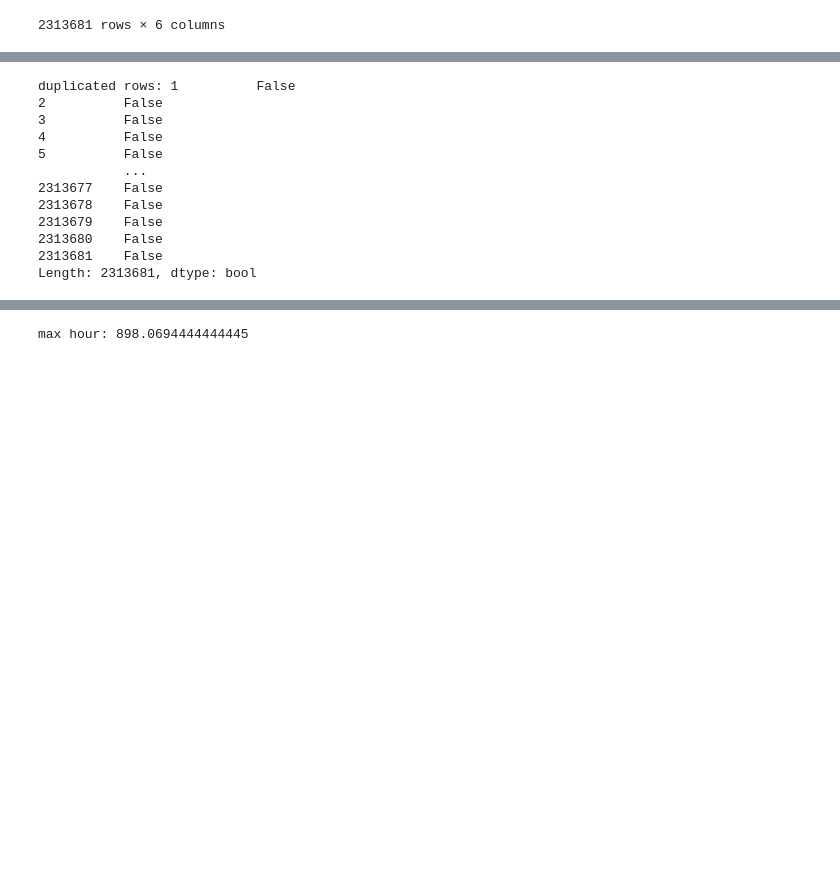
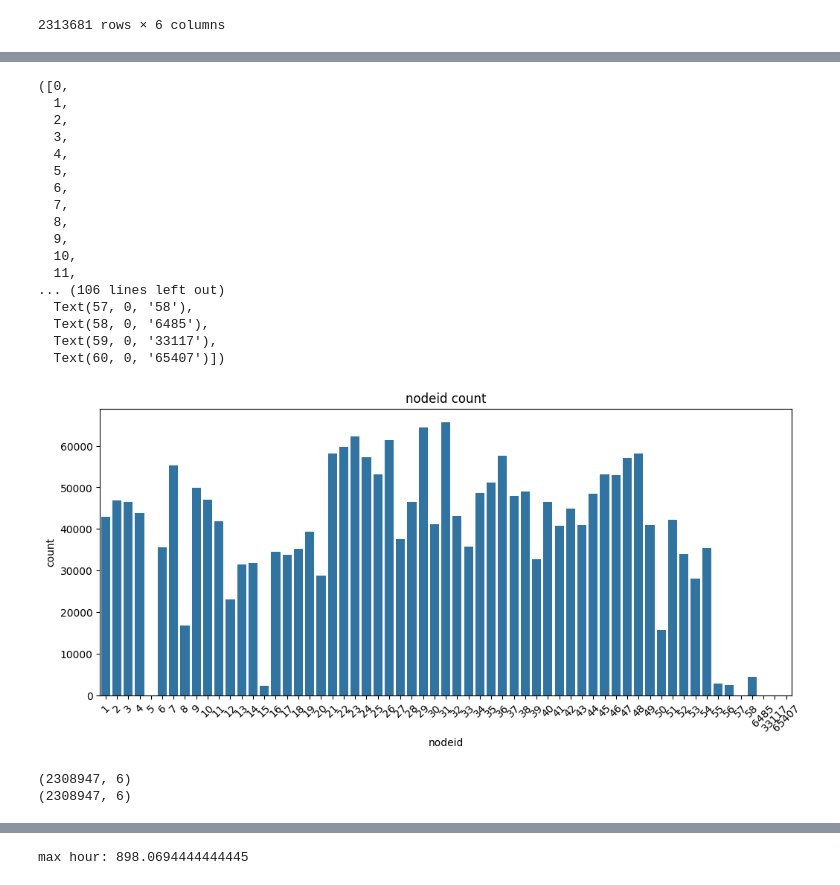
Before and after one commit to siji2022/CS6604_LoG_project, a Jupyter notebook: eda.ipynb, the cells around one changed output, grey strips where cells are left out. Cells and saved outputs as stored; diff of their text form; code cells hidden in the pictures; blank space fills up the shorter version.

```diff
--- a/eda.ipynb
+++ b/eda.ipynb
@@ -52,0 +94,5 @@ data[duplicated]
+# %%
+# drop missing nodeid
+data = data.dropna(subset=['nodeid'])
+missing = data.isnull().sum()
+print('missing values:\n', missing)
@@ -52,0 +108,6 @@ data[duplicated]
+# %%
+# count the number of records for each nodeid
+# nodeid to int
+data['nodeid'] = data['nodeid'].astype(int)
+nodeid_count = data['nodeid'].value_counts().sort_index()
+nodeid_count
@@ -53,21 +128,38 @@ data[duplicated]
+# %%
+# plot nodeid count
+plt.figure(figsize=(12, 5))
+sns.barplot(x=nodeid_count.index, y=nodeid_count.values)
+plt.xlabel('nodeid')
+plt.ylabel('count')
+plt.title('nodeid count')
+# xticks 45 degree
+plt.xticks(rotation=45)
+# %% [output]
+([0,
+  1,
+  2,
+  3,
+  4,
+  5,
+  6,
+  7,
+  8,
+  9,
+  10,
+  11,
+... (106 lines left out)
+  Text(57, 0, '58'),
+  Text(58, 0, '6485'),
+  Text(59, 0, '33117'),
+  Text(60, 0, '65407')])
+[figure, added]
 # %%
 # check subset duplicates
-data_subset = data[['timestamp','nodeid','temperature']]
+data_subset = data[['timestamp','nodeid','temperature','humidity','voltage','light']]
+print(data_subset.shape)
+# remove duplicates
+data_subset = data_subset.drop_duplicates()
+print(data_subset.shape)
+# %% [output]
+(2308947, 6)
+(2308947, 6)
-# %%
-# find duplicated rows
-duplicated = data_subset.duplicated()
-# duplicated = duplicated[duplicated == True]
-print('duplicated rows:', duplicated)
-# %% [output]
-duplicated rows: 1          False
-2          False
-3          False
-4          False
-5          False
-           ...
-2313677    False
-2313678    False
-2313679    False
-2313680    False
-2313681    False
-Length: 2313681, dtype: bool
```
Also changed, not shown: parts of 23 cells of this notebook, 2 other files.
